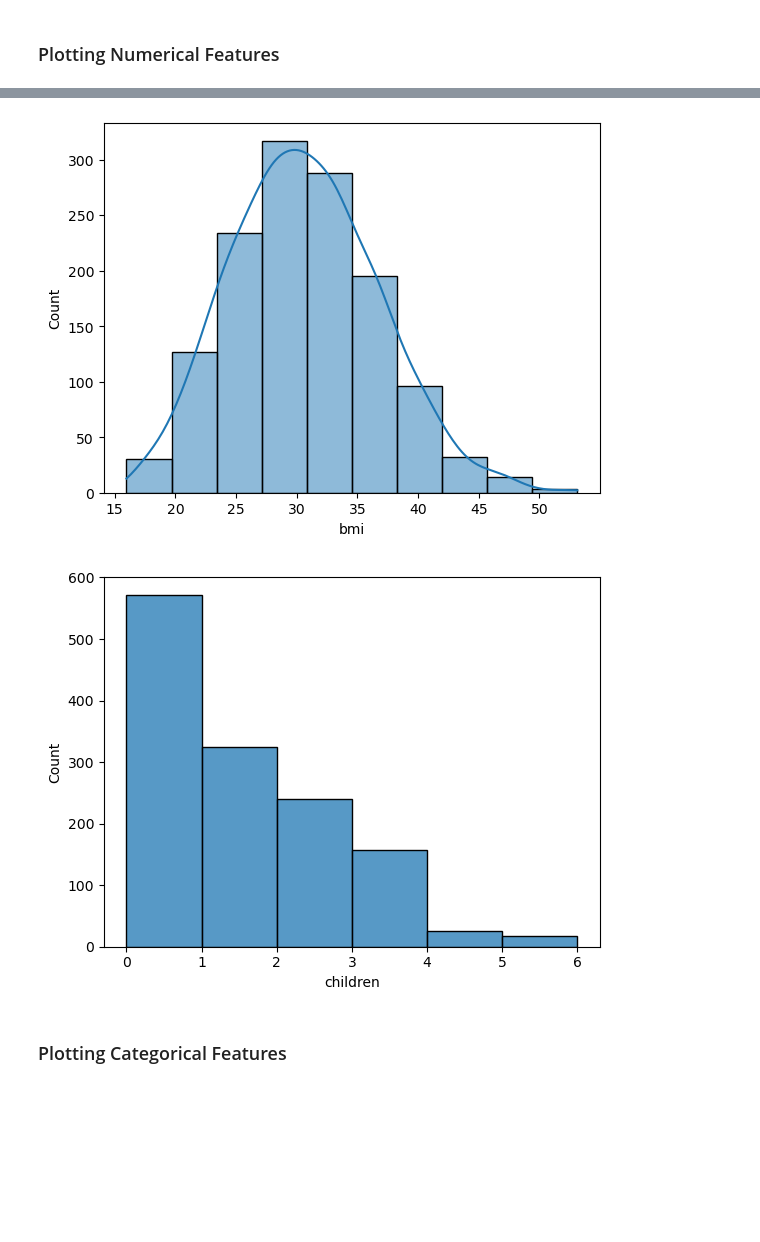
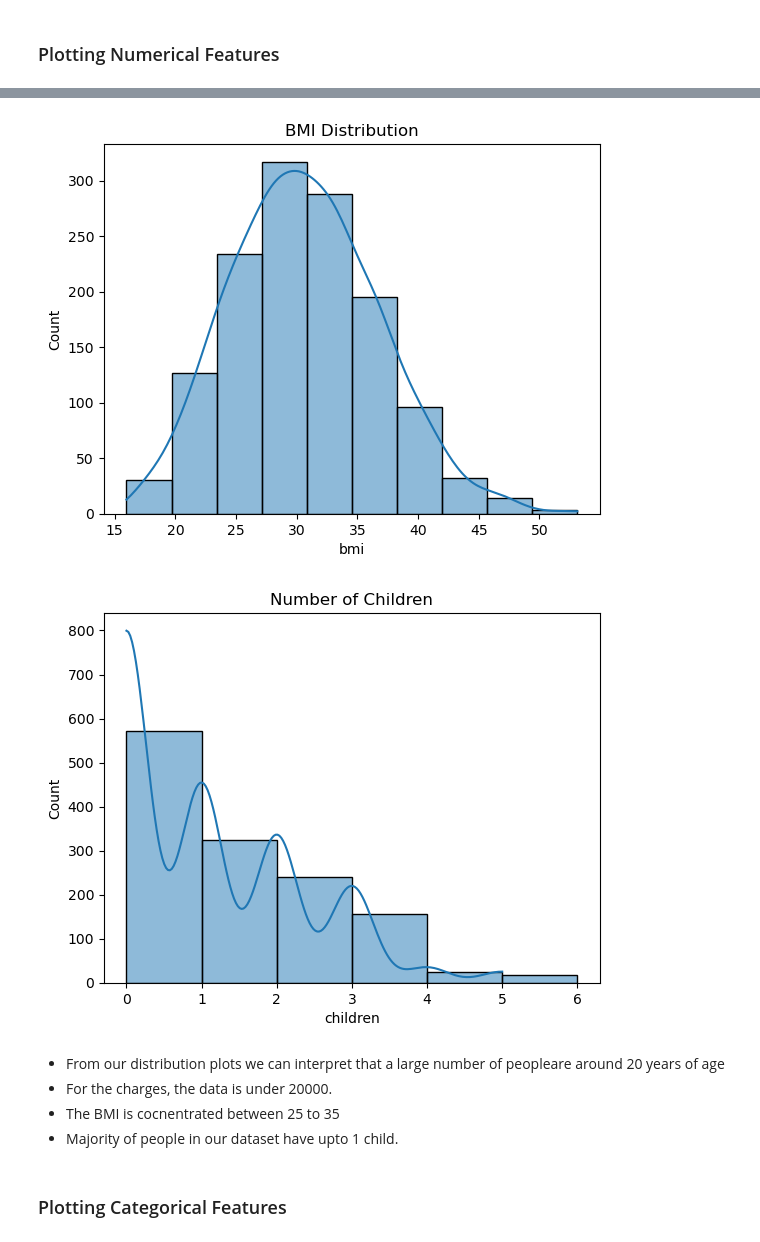
Before and after one commit to UzmaSayyeda/medical_insurance_cost_prediction, a Jupyter notebook: medical_insurance_cost_prediction.ipynb, the cells around one changed output, grey strips where cells are left out. Saved outputs shown, nothing was run; the diff lists cells and outputs as text; code cells hidden in the pictures; blank space fills up the shorter version.

```diff
--- a/medical_insurance_cost_prediction.ipynb
+++ b/medical_insurance_cost_prediction.ipynb
@@ -173,6 +174,12 @@ clean_df.describe().T
 | charges | 1336.0 | 13287.833731 | 12110.702320 | 1121.8739 | 4746.875675 | 9388.75365 | 16687.3641 | 63770.42801 |
 # %% [markdown]
 ###  Plotting Numerical Features
+# %%
+# Function to plot numerical features
+def distribution(data,bins,title):
+    sns.histplot(data, kde = True, stat="count", bins=bins)
+    plt.title(title)
+    plt.show()
 # %%
 # age distribution
 
@@ -190,16 +195,19 @@ plt.show()
 # %%
 # bmi distribution
 
-sns.histplot(clean_df["bmi"], kde = True, bins=10, stat="count")
-plt.show()
+distribution(clean_df["bmi"], 10, "BMI Distribution")
 # %% [output]
-[figure, old version]
+[figure, new version]
 # %%
 # number of children distribution
 
-sns.histplot(clean_df["children"],bins = np.arange(clean_df["children"].nunique()+1))
-plt.show()
+distribution(clean_df["children"], np.arange(clean_df["children"].nunique()+1), "Number of Children")
 # %% [output]
-[figure, old version]
+[figure, new version]
+# %% [markdown]
+- From our distribution plots we can interpret that a large number of peopleare around 20 years of age
+- For the charges, the data is under 20000.
+- The BMI is cocnentrated between 25 to 35
+- Majority of people in our dataset have upto 1 child.
 # %% [markdown]
 ### Plotting Categorical Features
```
Also changed, not shown: parts of 27 cells of this notebook, 8 other files.
